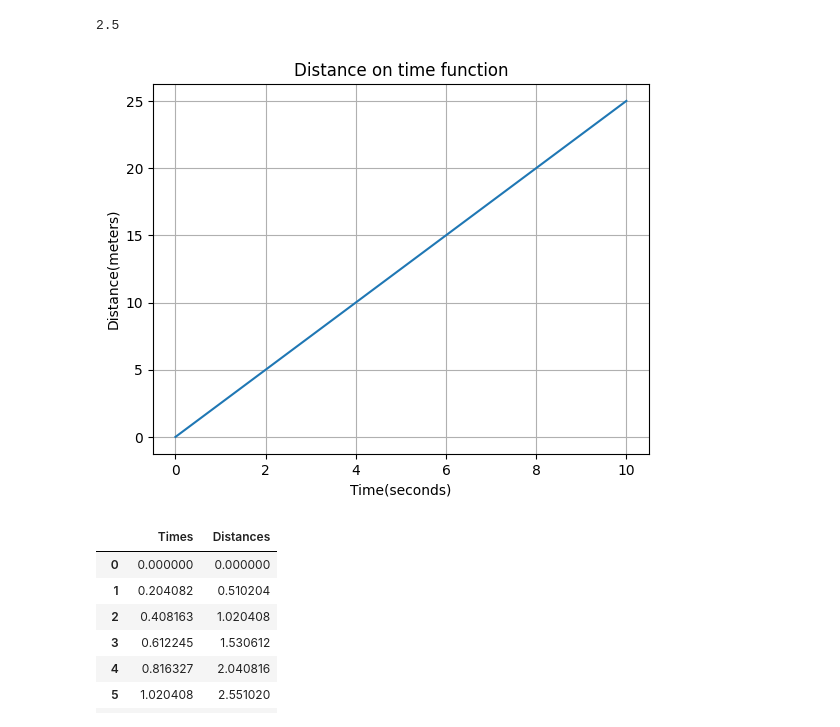
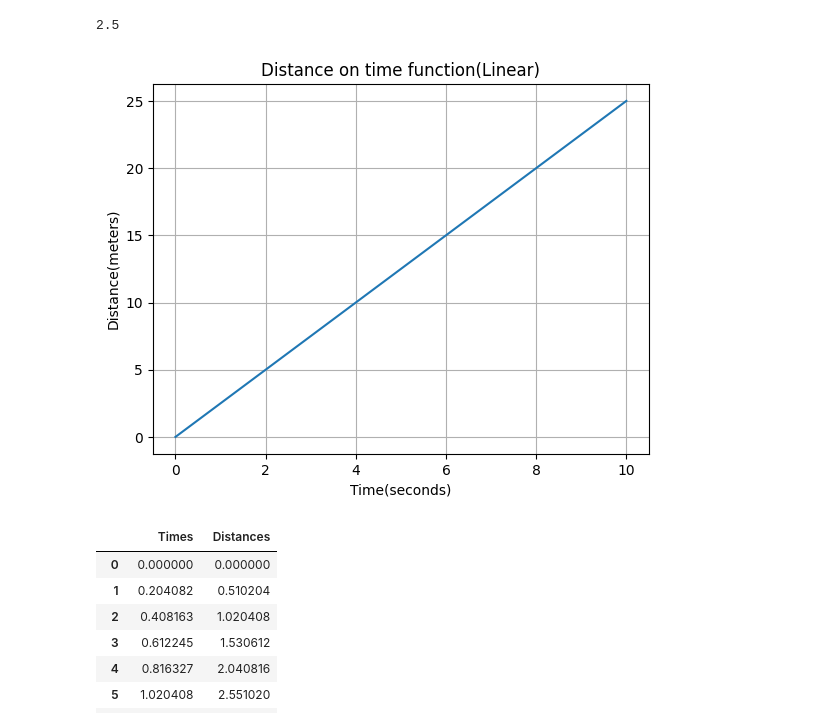
Before and after one commit to 4GeeksAcademy/calculus-and-algebra-problems-with-pythonDianam3, a Jupyter notebook: notebook/problems.ipynb, the cells around one changed output. Saved outputs shown, nothing was run; the diff lists cells and outputs as text; code cells hidden in the pictures.

```diff
--- a/notebook/problems.ipynb
+++ b/notebook/problems.ipynb
@@ -43,17 +43,17 @@ d(0.10)
 # %%
 # Plot the distance function on domain (t)
 import matplotlib.pyplot as plt
 
 times = np.linspace(0,10,50)
 distances = s*(times)
 plt.plot(times, distances)
 plt.xlabel("Time(seconds)")
 plt.ylabel("Distance(meters)")
-plt.title("Distance on time function")
+plt.title("Distance on time function (Linear)")
 plt.grid()
 plt.show()
 # %% [output]
-[figure, old version]
+[figure, new version]
 # %%
 # Create a DataFrame
 #esto está mal!!! df = times.DataFrame()
```
Also changed, not shown: parts of 4 cells of this notebook.
